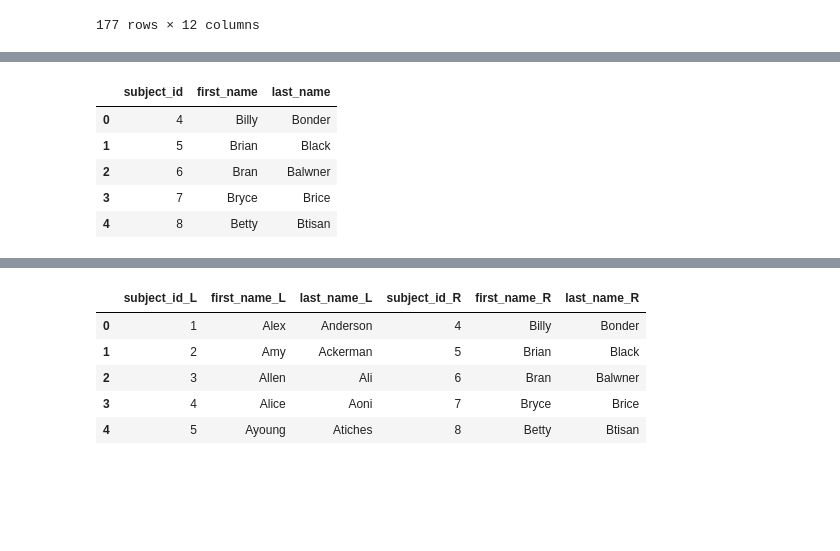
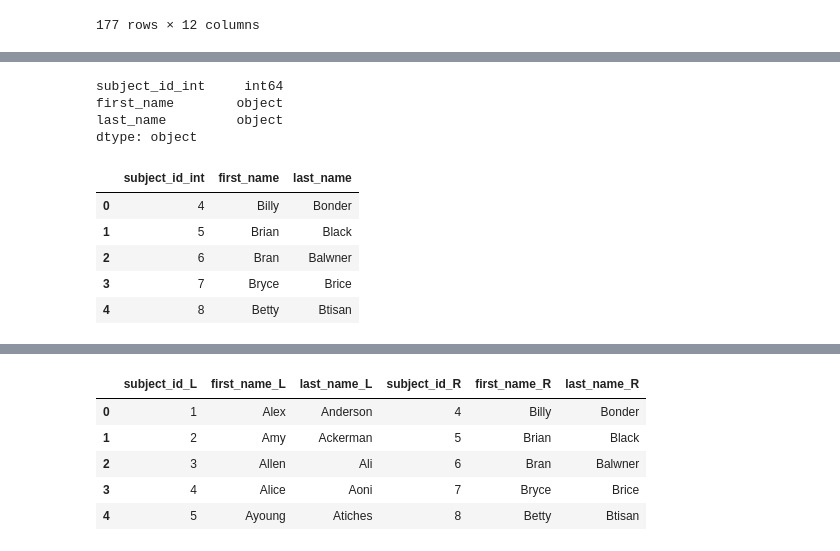
Before and after one commit to lukemonington/Titanic, a Jupyter notebook: Practice with Titanic.ipynb, the cells around one changed output, grey strips where cells are left out. Cells and saved outputs as stored; diff of their text form; code cells hidden in the pictures; blank space fills up the shorter version.

```diff
--- a/Practice with Titanic.ipynb
+++ b/Practice with Titanic.ipynb
@@ -502,16 +502,23 @@ df_a
 | 2 | 3 | Allen | Ali |
 | 3 | 4 | Alice | Aoni |
 | 4 | 5 | Ayoung | Atiches |
+# %%
+df_b.dtypes
+# %% [output]
+subject_id_int     int64
+first_name        object
+last_name         object
+dtype: object
 # %%
 raw_data = {
-        'subject_id': ['4', '5', '6', '7', '8'],
+        'subject_id_int': ['4', '5', '6', '7', '8'],
         'first_name': ['Billy', 'Brian', 'Bran', 'Bryce', 'Betty'],
         'last_name': ['Bonder', 'Black', 'Balwner', 'Brice', 'Btisan']}
-df_b = pd.DataFrame(raw_data, columns = ['subject_id', 'first_name', 'last_name'])
-df_b.subject_id = df_b.subject_id.astype('int64')
+df_b = pd.DataFrame(raw_data, columns = ['subject_id_int', 'first_name', 'last_name'])
+df_b.subject_id_int = df_b.subject_id_int.astype('int64')
 df_b
 # %% [output]
-|  | subject_id | first_name | last_name |
+|  | subject_id_int | first_name | last_name |
 | 0 | 4 | Billy | Bonder |
 | 1 | 5 | Brian | Black |
 | 2 | 6 | Bran | Balwner |
```
Also changed, not shown: parts of 2 cells of this notebook.
